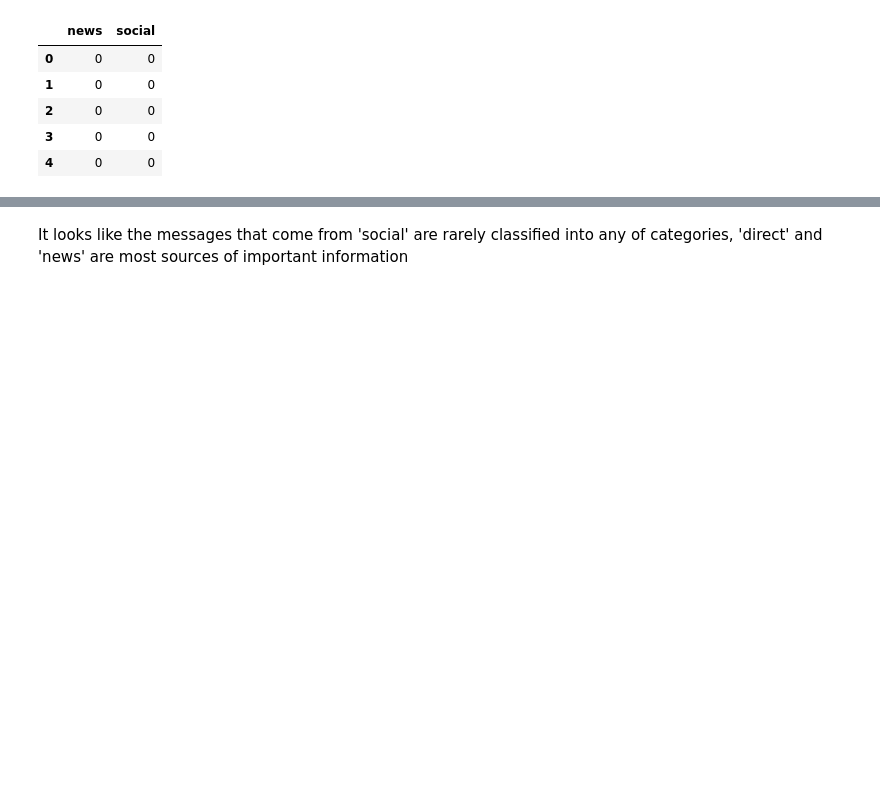
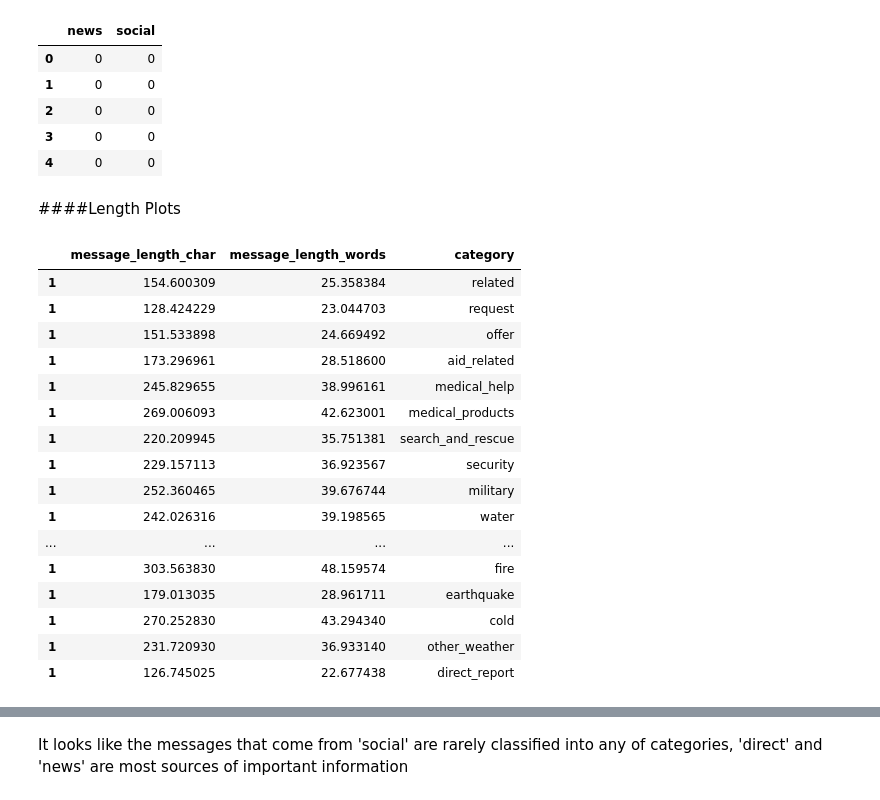
Before and after one commit to mariavaghani/udacity-nanodegree-exercise, a Jupyter notebook: 4_Data_Engineering/Lesson_5_Project/ML Pipeline Preparation.ipynb, the cells around one changed output, grey strips where cells are left out. Drawn from its saved outputs; the diff is of its cells as text; code cells hidden in the pictures; blank space fills up the shorter version.

```diff
--- a/4_Data_Engineering/Lesson_5_Project/ML Pipeline Preparation.ipynb
+++ b/4_Data_Engineering/Lesson_5_Project/ML Pipeline Preparation.ipynb
@@ -159,3 +241,36 @@ df_cat.head()
 | 2 | 0 | 0 |
 | 3 | 0 | 0 |
 | 4 | 0 | 0 |
+# %% [markdown]
+####Length Plots
+# %%
+df['message_length_char'] = df['message'].apply(lambda x: len(x))
+df['message_length_words'] = df['message'].apply(lambda x: len(x.split()))
+
+df_char = pd.DataFrame(columns = ['message_length_char', 'message_length_words'])
+for feat in target_colnames:
+  row_to_append = df.groupby(by = feat).mean()[['message_length_char', 'message_length_words']].reset_index()
+  df_char = df_char.append(row_to_append)
+
+df_char = df_char[df_char.index == 1][['message_length_char', 'message_length_words']]
+df_char['category'] = target_colnames
+# %%
+df_char
+# %% [output]
+|  | message_length_char | message_length_words | category |
+| 1 | 154.600309 | 25.358384 | related |
+| 1 | 128.424229 | 23.044703 | request |
+| 1 | 151.533898 | 24.669492 | offer |
+| 1 | 173.296961 | 28.518600 | aid_related |
+| 1 | 245.829655 | 38.996161 | medical_help |
+| 1 | 269.006093 | 42.623001 | medical_products |
+| 1 | 220.209945 | 35.751381 | search_and_rescue |
+| 1 | 229.157113 | 36.923567 | security |
+| 1 | 252.360465 | 39.676744 | military |
+| 1 | 242.026316 | 39.198565 | water |
+| ... | ... | ... | ... |
+| 1 | 303.563830 | 48.159574 | fire |
+| 1 | 179.013035 | 28.961711 | earthquake |
+| 1 | 270.252830 | 43.294340 | cold |
+| 1 | 231.720930 | 36.933140 | other_weather |
+| 1 | 126.745025 | 22.677438 | direct_report |
```
Also changed, not shown: parts of 56 cells of this notebook, 3 other files.
